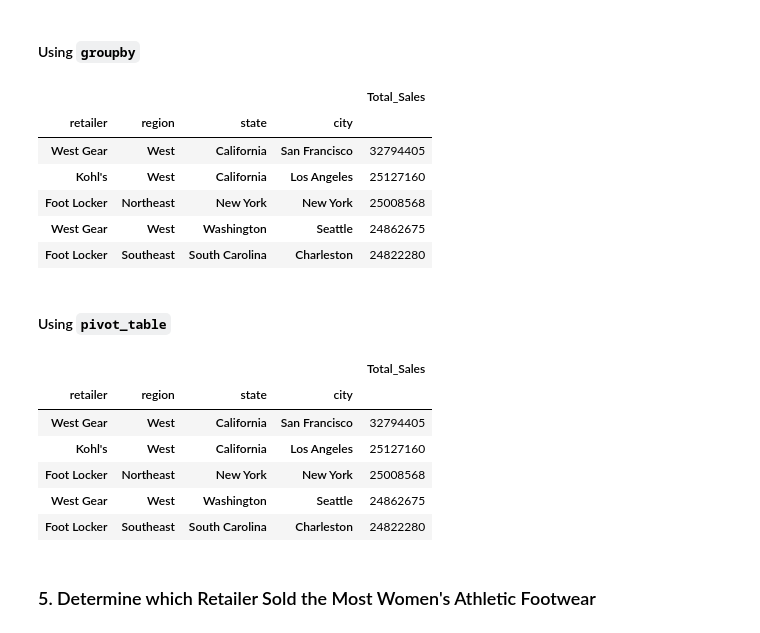
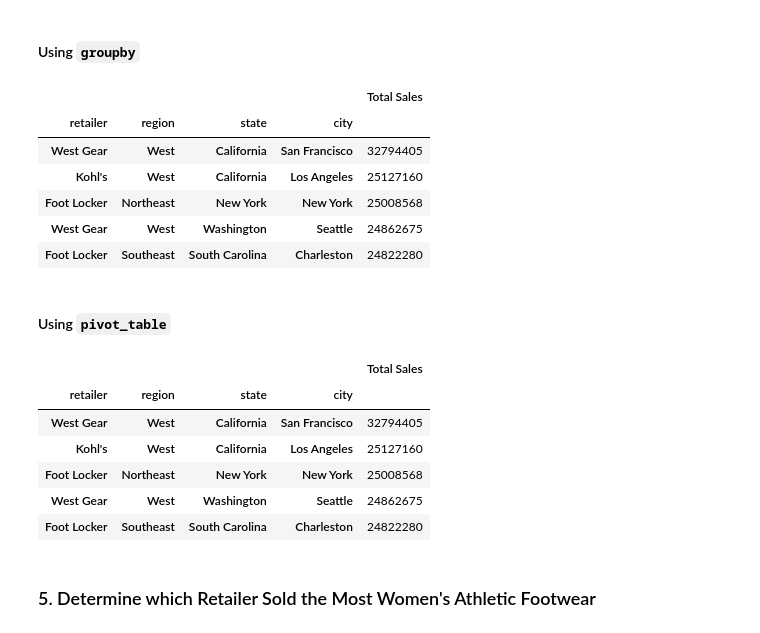
Before and after one commit to chelseyellen/athletic_sales_analysis, a Jupyter notebook: Starter_Code/athletic_sales_analysis.ipynb, the cells around one changed output. Cells and saved outputs as stored; diff of their text form; code cells hidden in the pictures.

```diff
--- a/Starter_Code/athletic_sales_analysis.ipynb
+++ b/Starter_Code/athletic_sales_analysis.ipynb
@@ -275,11 +275,13 @@ sales_pivot_renamed.sort_values(by=["Total Sales"],ascending=False).head(5)
 # %%
 # Show the total sales for the products sold for each retailer, region, state, and city.
 # Rename the "total_sales" column to "Total Sales"
-
+retailer_sales = sales_concat.groupby(['retailer', 'region', 'state', 'city']).agg({'total_sales': 'sum'})
+retailer_sales_renamed = retailer_sales.rename(columns={'total_sales':'Total Sales'})
 
 # Show the top 5 results.
+retailer_sales_renamed.sort_values(by=["Total Sales"],ascending=False).head(5)
 # %% [output]
-|  |  |  |  | Total_Sales |
+|  |  |  |  | Total Sales |
 | retailer | region | state | city |  |
 | West Gear | West | California | San Francisco | 32794405 |
 | Kohl's | West | California | Los Angeles | 25127160 |
@@ -290,14 +292,16 @@ sales_pivot_renamed.sort_values(by=["Total Sales"],ascending=False).head(5)
 #### Using `pivot_table`
 # %%
 # Show the total sales for the products sold for each retailer, region, state, and city.
+retailer_sales_pivot = pd.pivot_table(sales_concat, index=['retailer', 'region', 'state', 'city'], values=['total_sales'], aggfunc="sum")
 
 
 # Optional: Rename the "total_sales" column to "Total Sales"
-
+retailer_pivot_renamed = retailer_sales_pivot.rename(columns={'total_sales':'Total Sales'})
 
 # Show the top 5 results.
+retailer_pivot_renamed.sort_values(by=["Total Sales"],ascending=False).head(5)
 # %% [output]
-|  |  |  |  | Total_Sales |
+|  |  |  |  | Total Sales |
 | retailer | region | state | city |  |
 | West Gear | West | California | San Francisco | 32794405 |
 | Kohl's | West | California | Los Angeles | 25127160 |
```
